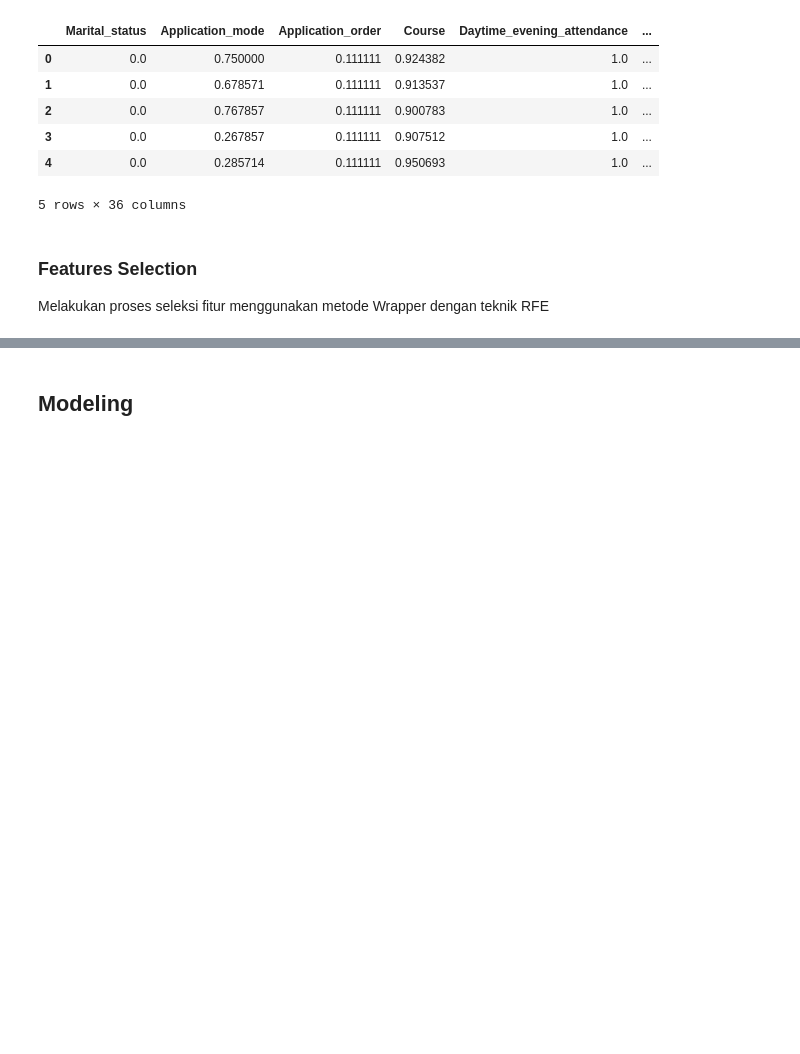
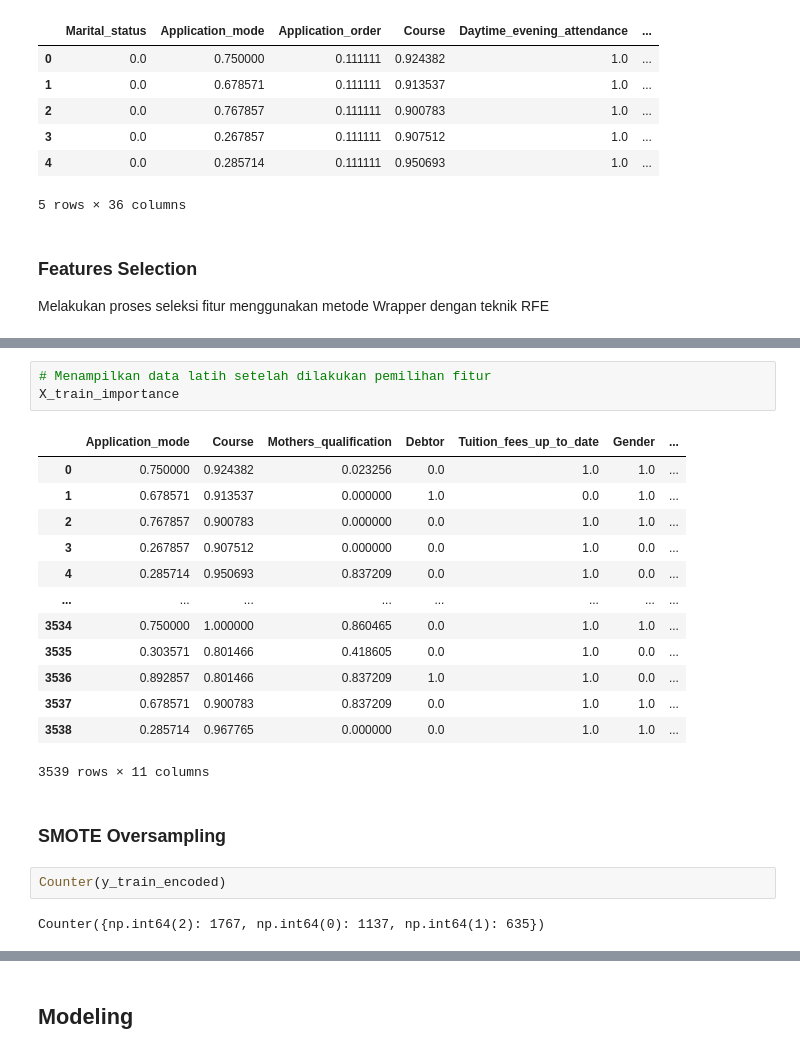
Before and after one commit to Refanz/data-science-educational-institution, a Jupyter notebook: notebook.ipynb, the cells around one changed output, grey strips where cells are left out. Saved outputs shown, nothing was run; the diff lists cells and outputs as text; blank space fills up the shorter version.

```diff
--- a/notebook.ipynb
+++ b/notebook.ipynb
@@ -500 +509,24 @@ features
 | 33 | Unemployment_rate | 0.009012 | True |
+# %%
+# Menampilkan data latih setelah dilakukan pemilihan fitur
+X_train_importance
+# %% [output]
+|  | Application_mode | Course | Mothers_qualification | Debtor | Tuition_fees_up_to_date | Gender | ... |
+| 0 | 0.750000 | 0.924382 | 0.023256 | 0.0 | 1.0 | 1.0 | ... |
+| 1 | 0.678571 | 0.913537 | 0.000000 | 1.0 | 0.0 | 1.0 | ... |
+| 2 | 0.767857 | 0.900783 | 0.000000 | 0.0 | 1.0 | 1.0 | ... |
+| 3 | 0.267857 | 0.907512 | 0.000000 | 0.0 | 1.0 | 0.0 | ... |
+| 4 | 0.285714 | 0.950693 | 0.837209 | 0.0 | 1.0 | 0.0 | ... |
+| ... | ... | ... | ... | ... | ... | ... | ... |
+| 3534 | 0.750000 | 1.000000 | 0.860465 | 0.0 | 1.0 | 1.0 | ... |
+| 3535 | 0.303571 | 0.801466 | 0.418605 | 0.0 | 1.0 | 0.0 | ... |
+| 3536 | 0.892857 | 0.801466 | 0.837209 | 1.0 | 1.0 | 0.0 | ... |
+| 3537 | 0.678571 | 0.900783 | 0.837209 | 0.0 | 1.0 | 1.0 | ... |
+| 3538 | 0.285714 | 0.967765 | 0.000000 | 0.0 | 1.0 | 1.0 | ... |
+3539 rows × 11 columns
+# %% [markdown]
+### SMOTE Oversampling
+# %%
+Counter(y_train_encoded)
+# %% [output]
+Counter({np.int64(2): 1767, np.int64(0): 1137, np.int64(1): 635})
```
Also changed, not shown: parts of 14 cells of this notebook, 2 other files.
